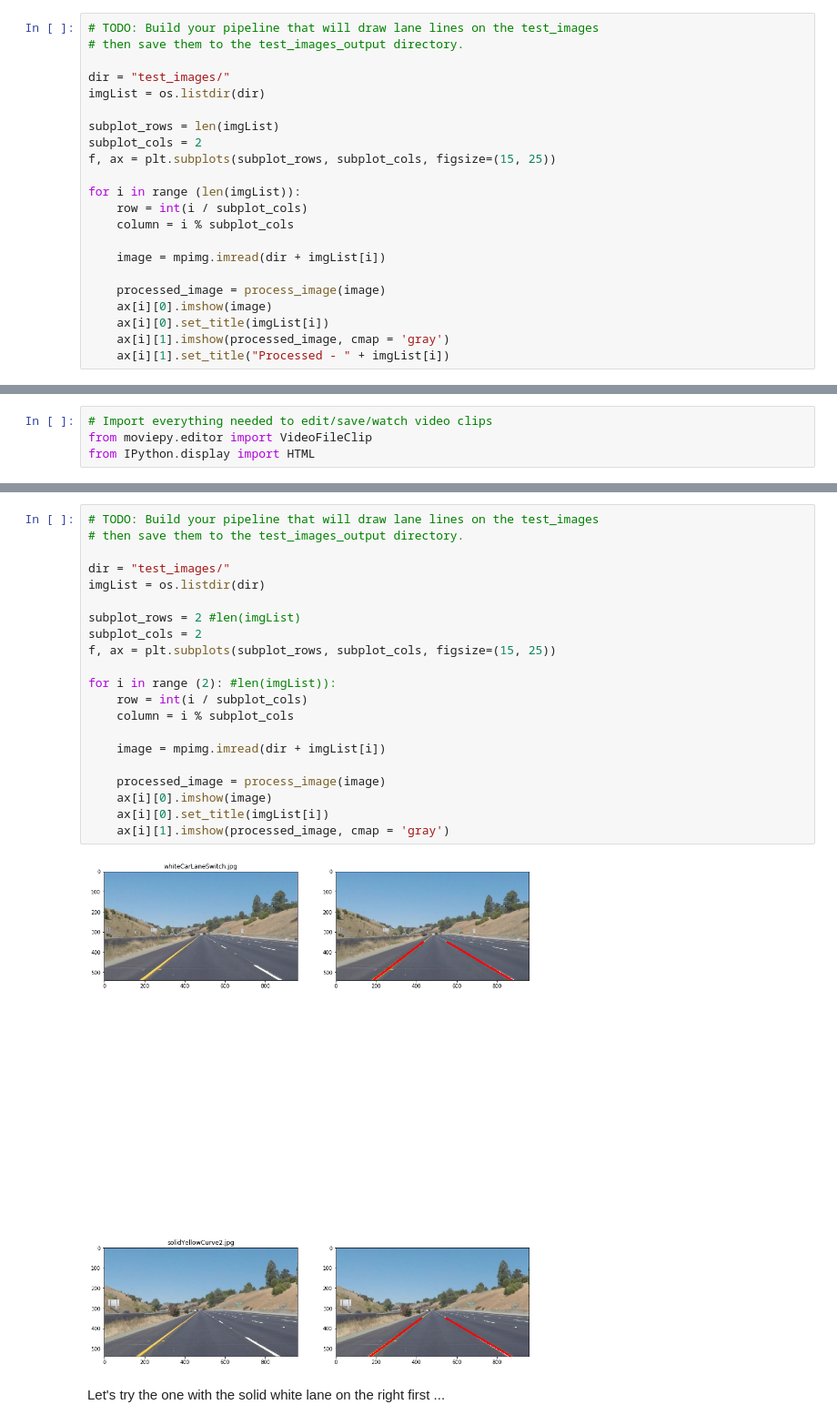
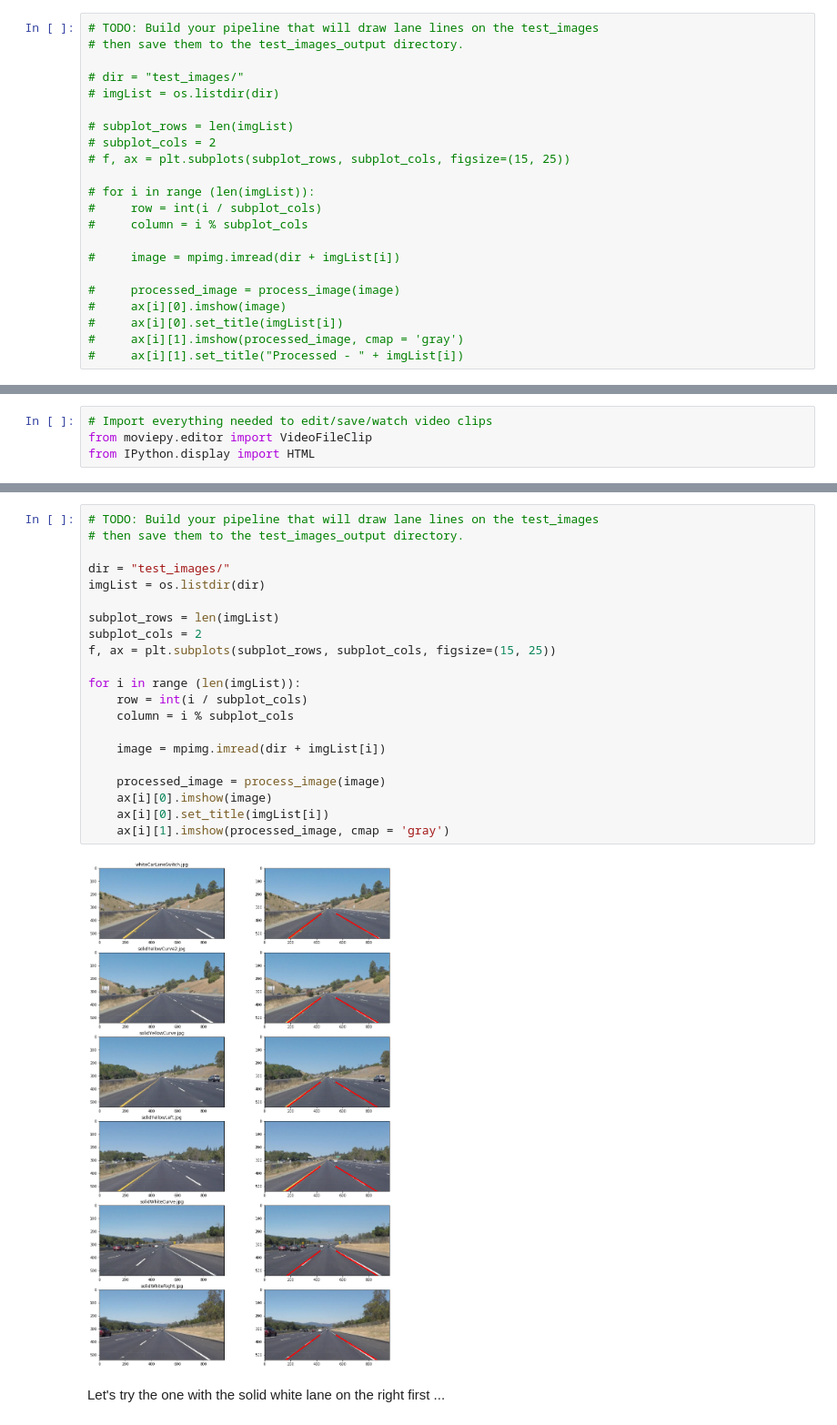
Before and after one commit to bessszilard/Udacity-Self-Driving-Car-Engineer-Nanodegree-Program, a Jupyter notebook: Project-1-Finding-Lane-Lines/P1.ipynb, the cells around one changed output, grey strips where cells are left out. Shown: that part at 91% size. Cells and saved outputs as stored; diff of their text form.

```diff
--- a/Project-1-Finding-Lane-Lines/P1.ipynb
+++ b/Project-1-Finding-Lane-Lines/P1.ipynb
@@ -197,21 +197,21 @@ Try tuning the various parameters, especially the low and high Canny thresholds
 # TODO: Build your pipeline that will draw lane lines on the test_images
 # then save them to the test_images_output directory.
 
-dir = "test_images/"
-imgList = os.listdir(dir)
+# dir = "test_images/"
+# imgList = os.listdir(dir)
 
-subplot_rows = len(imgList)
-subplot_cols = 2
-f, ax = plt.subplots(subplot_rows, subplot_cols, figsize=(15, 25))
+# subplot_rows = len(imgList)
+# subplot_cols = 2
+# f, ax = plt.subplots(subplot_rows, subplot_cols, figsize=(15, 25))
 
-for i in range (len(imgList)):
-    row = int(i / subplot_cols)
-    column = i % subplot_cols
+# for i in range (len(imgList)):
+#     row = int(i / subplot_cols)
+#     column = i % subplot_cols
 
-    image = mpimg.imread(dir + imgList[i])
+#     image = mpimg.imread(dir + imgList[i])
 
-    processed_image = process_image(image)
-    ax[i][0].imshow(image)
-    ax[i][0].set_title(imgList[i])
-    ax[i][1].imshow(processed_image, cmap = 'gray')
-    ax[i][1].set_title("Processed - " + imgList[i])
+#     processed_image = process_image(image)
+#     ax[i][0].imshow(image)
+#     ax[i][0].set_title(imgList[i])
+#     ax[i][1].imshow(processed_image, cmap = 'gray')
+#     ax[i][1].set_title("Processed - " + imgList[i])
@@ -387,25 +420,25 @@ def process_image(image):
 # %%
 # TODO: Build your pipeline that will draw lane lines on the test_images
 # then save them to the test_images_output directory.
 
 dir = "test_images/"
 imgList = os.listdir(dir)
 
-subplot_rows = 2 #len(imgList)
+subplot_rows = len(imgList)
 subplot_cols = 2
 f, ax = plt.subplots(subplot_rows, subplot_cols, figsize=(15, 25))
 
-for i in range (2): #len(imgList)):
+for i in range (len(imgList)):
     row = int(i / subplot_cols)
     column = i % subplot_cols
 
     image = mpimg.imread(dir + imgList[i])
 
     processed_image = process_image(image)
     ax[i][0].imshow(image)
     ax[i][0].set_title(imgList[i])
     ax[i][1].imshow(processed_image, cmap = 'gray')
 # %% [output]
-[figure, old version]
+[figure, new version]
 # %% [markdown]
 Let's try the one with the solid white lane on the right first ...
```
Also changed, not shown: parts of 8 cells of this notebook, 1 other file.
